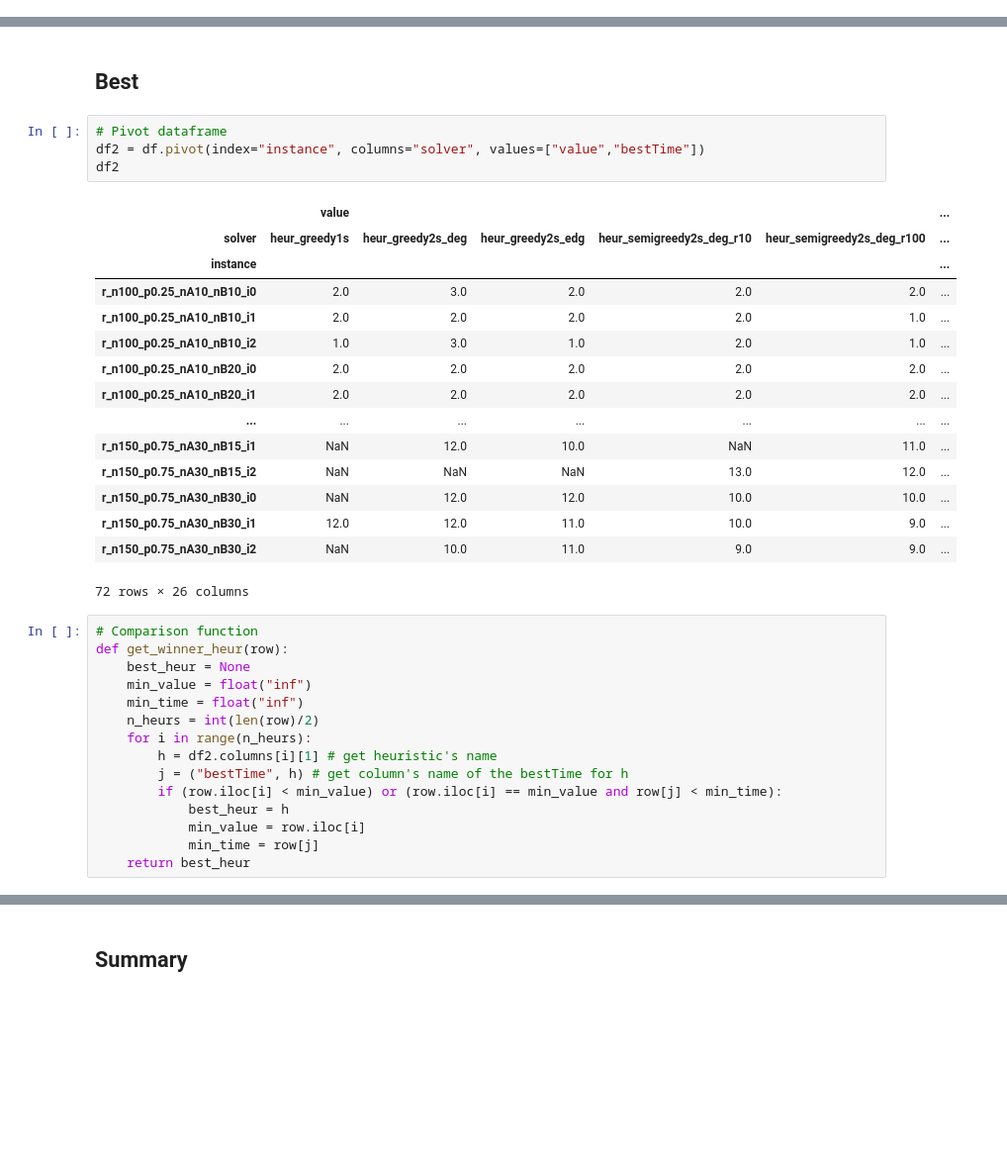
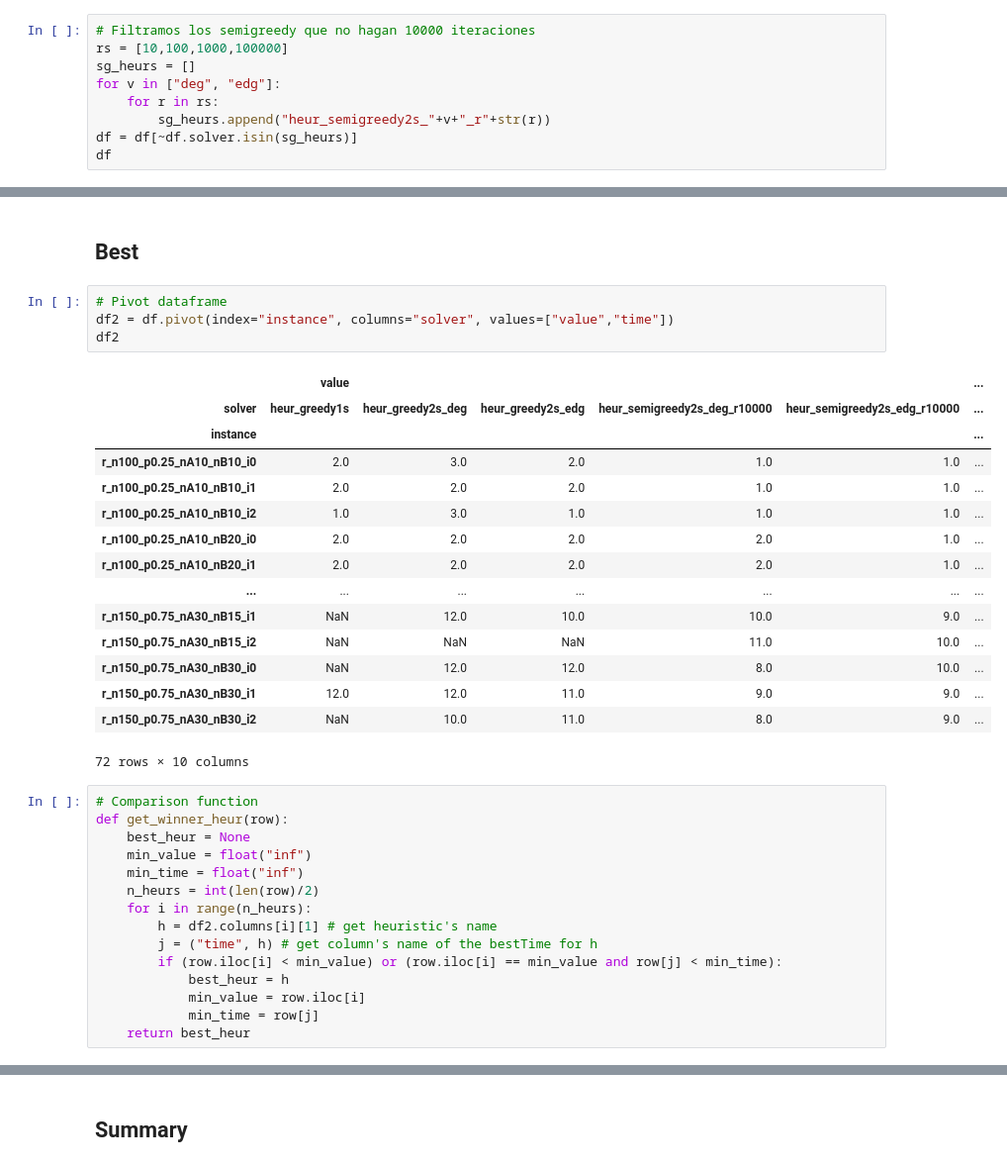
Before and after one commit to maurolucci/cfcol, a Jupyter notebook: experiments/exp1/analysis.ipynb, the cells around one changed output, grey strips where cells are left out. Shown at 99% size. Cells and saved outputs as stored; diff of their text form; blank space fills up the shorter version.

```diff
--- a/experiments/exp1/analysis.ipynb
+++ b/experiments/exp1/analysis.ipynb
@@ -186,3 +186,12 @@ df_sg2
 | 17 | 150 | heur_semigreedy2s_edg_r1000 | 35 | 14.774131 | 1.104388 | 186.914286 |
 | 18 | 150 | heur_semigreedy2s_edg_r10000 | 35 | 22.238809 | 10.793472 | 1464.428571 |
 | 19 | 150 | heur_semigreedy2s_edg_r100000 | 35 | 23.736644 | 108.100364 | 6792.085714 |
+# %%
+# Filtramos los semigreedy que no hagan 10000 iteraciones
+rs = [10,100,1000,100000]
+sg_heurs = []
+for v in ["deg", "edg"]:
+    for r in rs:
+        sg_heurs.append("heur_semigreedy2s_"+v+"_r"+str(r))
+df = df[~df.solver.isin(sg_heurs)]
+df
@@ -190,24 +213,24 @@ df_sg2
 ## Best
 # %%
 # Pivot dataframe
-df2 = df.pivot(index="instance", columns="solver", values=["value","bestTime"])
+df2 = df.pivot(index="instance", columns="solver", values=["value","time"])
 df2
 # %% [output]
 |  | value |  |  |  |  | ... |
-| solver | heur_greedy1s | heur_greedy2s_deg | heur_greedy2s_edg | heur_semigreedy2s_deg_r10 | heur_semigreedy2s_deg_r100 | ... |
+| solver | heur_greedy1s | heur_greedy2s_deg | heur_greedy2s_edg | heur_semigreedy2s_deg_r10000 | heur_semigreedy2s_edg_r10000 | ... |
 | instance |  |  |  |  |  | ... |
-| r_n100_p0.25_nA10_nB10_i0 | 2.0 | 3.0 | 2.0 | 2.0 | 2.0 | ... |
-| r_n100_p0.25_nA10_nB10_i1 | 2.0 | 2.0 | 2.0 | 2.0 | 1.0 | ... |
-| r_n100_p0.25_nA10_nB10_i2 | 1.0 | 3.0 | 1.0 | 2.0 | 1.0 | ... |
-| r_n100_p0.25_nA10_nB20_i0 | 2.0 | 2.0 | 2.0 | 2.0 | 2.0 | ... |
-| r_n100_p0.25_nA10_nB20_i1 | 2.0 | 2.0 | 2.0 | 2.0 | 2.0 | ... |
+| r_n100_p0.25_nA10_nB10_i0 | 2.0 | 3.0 | 2.0 | 1.0 | 1.0 | ... |
+| r_n100_p0.25_nA10_nB10_i1 | 2.0 | 2.0 | 2.0 | 1.0 | 1.0 | ... |
+| r_n100_p0.25_nA10_nB10_i2 | 1.0 | 3.0 | 1.0 | 1.0 | 1.0 | ... |
+| r_n100_p0.25_nA10_nB20_i0 | 2.0 | 2.0 | 2.0 | 2.0 | 1.0 | ... |
+| r_n100_p0.25_nA10_nB20_i1 | 2.0 | 2.0 | 2.0 | 2.0 | 1.0 | ... |
 | ... | ... | ... | ... | ... | ... | ... |
-| r_n150_p0.75_nA30_nB15_i1 | NaN | 12.0 | 10.0 | NaN | 11.0 | ... |
-| r_n150_p0.75_nA30_nB15_i2 | NaN | NaN | NaN | 13.0 | 12.0 | ... |
-| r_n150_p0.75_nA30_nB30_i0 | NaN | 12.0 | 12.0 | 10.0 | 10.0 | ... |
-| r_n150_p0.75_nA30_nB30_i1 | 12.0 | 12.0 | 11.0 | 10.0 | 9.0 | ... |
-| r_n150_p0.75_nA30_nB30_i2 | NaN | 10.0 | 11.0 | 9.0 | 9.0 | ... |
+| r_n150_p0.75_nA30_nB15_i1 | NaN | 12.0 | 10.0 | 10.0 | 9.0 | ... |
+| r_n150_p0.75_nA30_nB15_i2 | NaN | NaN | NaN | 11.0 | 10.0 | ... |
+| r_n150_p0.75_nA30_nB30_i0 | NaN | 12.0 | 12.0 | 8.0 | 10.0 | ... |
+| r_n150_p0.75_nA30_nB30_i1 | 12.0 | 12.0 | 11.0 | 9.0 | 9.0 | ... |
+| r_n150_p0.75_nA30_nB30_i2 | NaN | 10.0 | 11.0 | 8.0 | 9.0 | ... |
-72 rows × 26 columns
+72 rows × 10 columns
 # %%
 # Comparison function
 def get_winner_heur(row):
@@ -217,7 +240,7 @@ def get_winner_heur(row):
     n_heurs = int(len(row)/2)
     for i in range(n_heurs):
         h = df2.columns[i][1] # get heuristic's name
-        j = ("bestTime", h) # get column's name of the bestTime for h
+        j = ("time", h) # get column's name of the bestTime for h
         if (row.iloc[i] < min_value) or (row.iloc[i] == min_value and row[j] < min_time):
             best_heur = h
             min_value = row.iloc[i]
```
Also changed, not shown: parts of 5 cells of this notebook.
